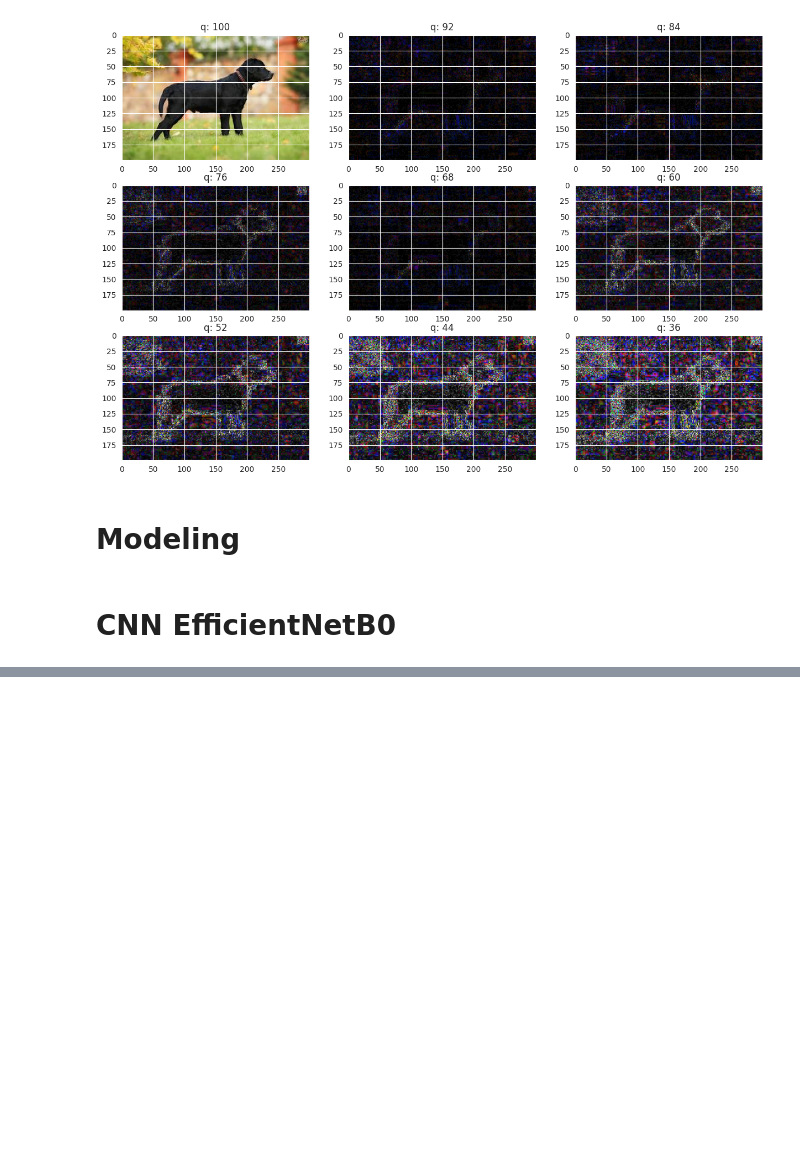
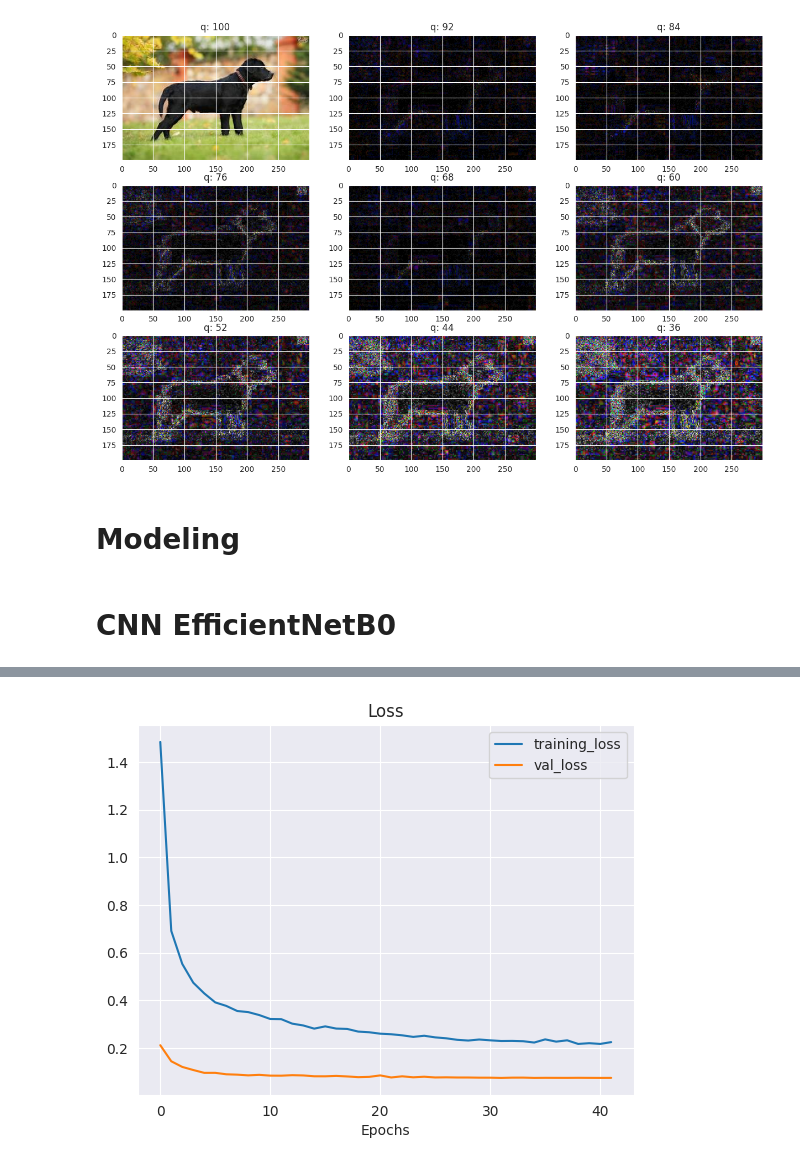
Before and after one commit to Huy1801214/ML-Project, a Jupyter notebook: đồ_án_ML_.ipynb, the cells around one changed output, grey strips where cells are left out. Drawn from its saved outputs; the diff is of its cells as text; code cells hidden in the pictures; blank space fills up the shorter version.

```diff
--- a/đồ_án_ML_.ipynb
+++ b/đồ_án_ML_.ipynb
@@ -662,53 +662,54 @@ Epoch 24/100
 #     ]
 # )
 # %%
-# # ==============================================================================
-# # BƯỚC 3: ĐÁNH GIÁ MÔ HÌNH SAU KHI HUẤN LUYỆN
-# # ==============================================================================
-# import matplotlib.pyplot as plt
-# import numpy as np
-# from sklearn.metrics import classification_report, confusion_matrix, ConfusionMatrixDisplay
+# ==============================================================================
+# BƯỚC 3: ĐÁNH GIÁ MÔ HÌNH SAU KHI HUẤN LUYỆN
+# ==============================================================================
+import matplotlib.pyplot as plt
+import numpy as np
+from sklearn.metrics import classification_report, confusion_matrix, ConfusionMatrixDisplay
 
-# # 3.1 Vẽ đồ thị quá trình học (Loss và Accuracy)
-# # Sử dụng hàm plot_loss_curves từ file helper_functions.py
-# print("--- Đồ thị quá trình học ---")
-# plot_loss_curves(history)
-# plt.show()
+# 3.1 Vẽ đồ thị quá trình học (Loss và Accuracy)
+# Sử dụng hàm plot_loss_curves từ file helper_functions.py
+print("--- Đồ thị quá trình học ---")
+plot_loss_curves(history)
+plt.show()
 
-# # 3.2 Đánh giá hiệu năng cuối cùng trên tập Test
-# print("\n--- Đánh giá trên tập dữ liệu Test ---")
-# loss, accuracy = model.evaluate(test_ds)
-# print(f"Loss trên tập Test: {loss:.4f}")
-# print(f"Accuracy trên tập Test: {accuracy*100:.2f}%")
+# 3.2 Đánh giá hiệu năng cuối cùng trên tập Test
+print("\n--- Đánh giá trên tập dữ liệu Test ---")
+loss, accuracy = model.evaluate(test_ds)
+print(f"Loss trên tập Test: {loss:.4f}")
+print(f"Accuracy trên tập Test: {accuracy*100:.2f}%")
 
-# # 3.3 Lấy dự đoán và nhãn thật để phân tích sâu hơn
-# print("\n--- Đang tạo dự đoán trên tập Test để phân tích... ---")
-# # Lấy dự đoán dưới dạng xác suất
-# y_pred_probs = model.predict(test_ds, verbose=1)
+# 3.3 Lấy dự đoán và nhãn thật để phân tích sâu hơn
+print("\n--- Đang tạo dự đoán trên tập Test để phân tích... ---")
+# Lấy dự đoán dưới dạng xác suất
+y_pred_probs = model.predict(test_ds, verbose=1)
 
-# # Chuyển từ xác suất sang nhãn dự đoán (lấy index của giá trị lớn nhất)
-# y_pred = y_pred_probs.argmax(axis=1)
+# Chuyển từ xác suất sang nhãn dự đoán (lấy index của giá trị lớn nhất)
+y_pred = y_pred_probs.argmax(axis=1)
 
-# # Lấy nhãn thật từ test_ds
-# # Cần duyệt qua dataset để lấy tất cả các nhãn
-# y_true = []
-# for images, labels in test_ds:
-#   y_true.extend(labels.numpy().argmax(axis=1))
-# y_true = np.array(y_true)
+# Lấy nhãn thật từ test_ds
+# Cần duyệt qua dataset để lấy tất cả các nhãn
+y_true = []
+for images, labels in test_ds:
+  y_true.extend(labels.numpy().argmax(axis=1))
+y_true = np.array(y_true)
 
-# # 3.4 In báo cáo phân loại (Classification Report)
-# print("\n--- Báo cáo phân loại chi tiết (Classification Report) ---")
-# # Sử dụng class_names đã lấy ở bước chuẩn bị dữ liệu
-# print(classification_report(y_true, y_pred, target_names=class_names))
+# 3.4 In báo cáo phân loại (Classification Report)
+print("\n--- Báo cáo phân loại chi tiết (Classification Report) ---")
+# Sử dụng class_names đã lấy ở bước chuẩn bị dữ liệu
+print(classification_report(y_true, y_pred, target_names=class_names))
 
-# # 3.5 Vẽ Ma trận nhầm lẫn (Confusion Matrix)
-# print("\n--- Ma trận nhầm lẫn (Confusion Matrix) ---")
-# cm = confusion_matrix(y_true, y_pred)
-# disp = ConfusionMatrixDisplay(confusion_matrix=cm, display_labels=class_names)
+# 3.5 Vẽ Ma trận nhầm lẫn (Confusion Matrix)
+print("\n--- Ma trận nhầm lẫn (Confusion Matrix) ---")
+cm = confusion_matrix(y_true, y_pred)
+disp = ConfusionMatrixDisplay(confusion_matrix=cm, display_labels=class_names)
 
-# # Vẽ ma trận
-# fig, ax = plt.subplots(figsize=(12, 12))
-# disp.plot(ax=ax, cmap=plt.cm.Blues)
-# plt.title("Ma trận nhầm lẫn")
-# plt.xticks(rotation=45)
-# plt.show()
+# Vẽ ma trận
+fig, ax = plt.subplots(figsize=(12, 12))
+disp.plot(ax=ax, cmap=plt.cm.Blues)
+plt.title("Ma trận nhầm lẫn")
+plt.xticks(rotation=45)
+plt.show()
+# %% [output]
@@ -714,0 +717 @@ Epoch 24/100
+[figure, added]
```
Also changed, not shown: parts of 3 cells of this notebook.
